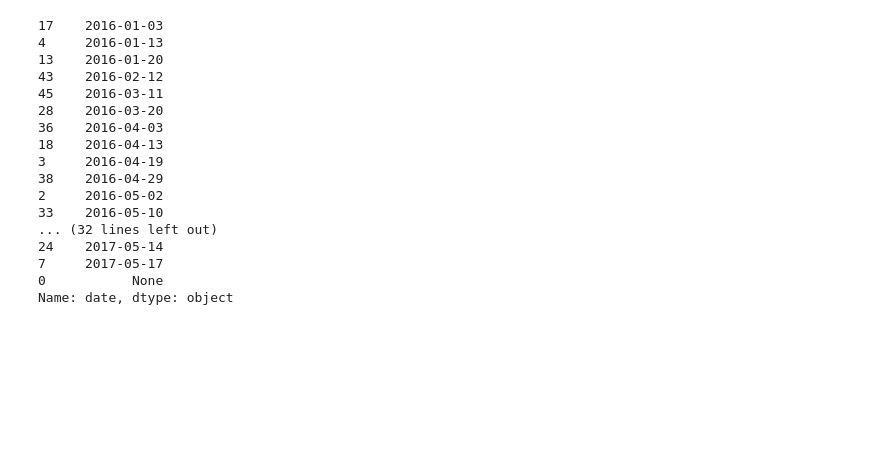
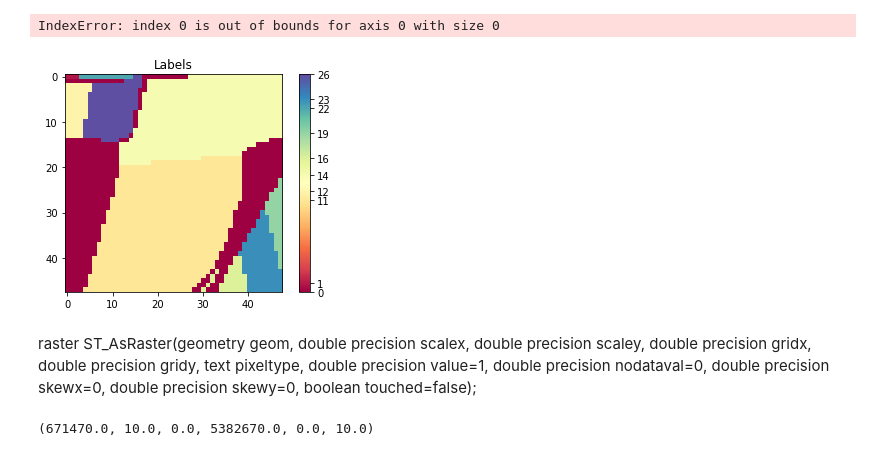
Before and after one commit to MarcCoru/S2preprocessing, a Jupyter notebook: dbviz.ipynb, the cells around one changed output. Cells and saved outputs as stored; diff of their text form; code cells hidden in the pictures; blank space fills up the shorter version.

```diff
--- a/dbviz.ipynb
+++ b/dbviz.ipynb
@@ -248,20 +235,0 @@ dates = queryDates(conn,"bavaria")["date"].sort_values()
-# %%
-dates
-# %% [output]
-17    2016-01-03
-4     2016-01-13
-13    2016-01-20
-43    2016-02-12
-45    2016-03-11
-28    2016-03-20
-36    2016-04-03
-18    2016-04-13
-3     2016-04-19
-38    2016-04-29
-2     2016-05-02
-33    2016-05-10
-... (32 lines left out)
-24    2017-05-14
-7     2017-05-17
-0           None
-Name: date, dtype: object
@@ -269,0 +236,12 @@ conn.close()
+# %%
+level='L1C'
+rastertable="bavaria"
+tiletable="tiles480"
+tileid=6001
+
+drawlabels(conn,tiletable,tileid)
+# %% [output]
+IndexError: index 0 is out of bounds for axis 0 with size 0
+[figure, added]
+# %% [markdown]
+raster ST_AsRaster(geometry geom, double precision scalex, double precision scaley, double precision gridx, double precision gridy, text pixeltype, double precision value=1, double precision nodataval=0, double precision skewx=0, double precision skewy=0, boolean touched=false);
@@ -269,0 +273,13 @@ conn.close()
+# %%
+vsipath = '/vsimem/from_postgis'
+gdal.FileFromMemBuffer(vsipath, bytes(buff[0]))
+
+# Read first band of raster with GDAL
+ds = gdal.Open(vsipath)
+
+band=ds.GetRasterBand(1)
+print ds.GetGeoTransform()
+gdal.Unlink(vsipath)
+arr = band.ReadAsArray()
+# %% [output]
+(671470.0, 10.0, 0.0, 5382670.0, 0.0, 10.0)
```
Also changed, not shown: parts of 14 cells of this notebook, 3 other files.
